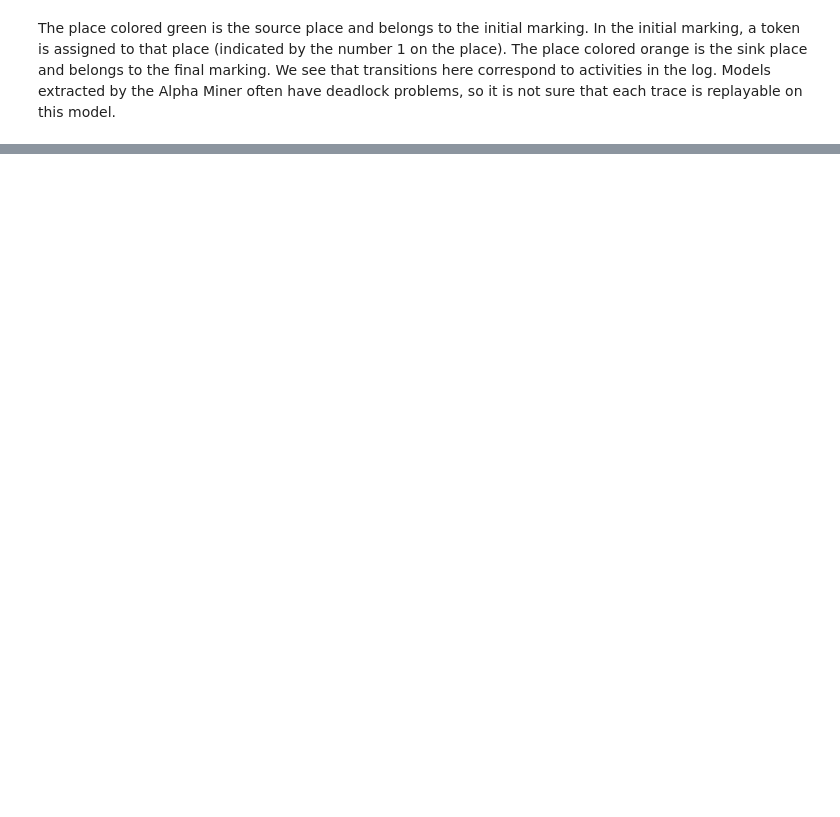
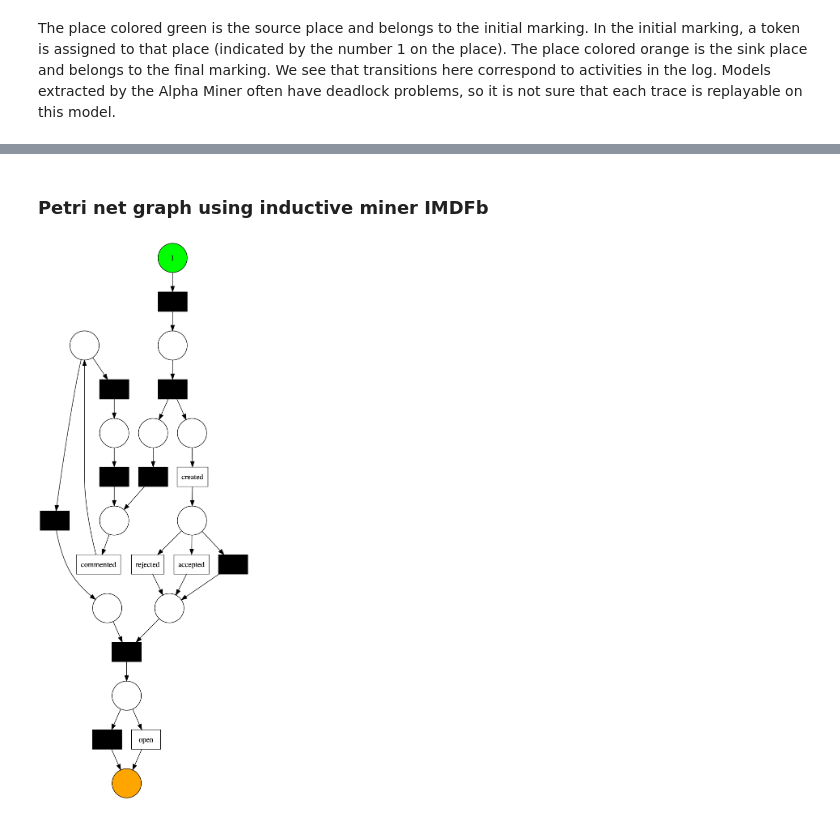
Before and after one commit to MehdiGol/pull_request_study, a Jupyter notebook: Notebooks/Process Mining.ipynb, the cells around one changed output, grey strips where cells are left out. Drawn from its saved outputs; the diff is of its cells as text; code cells hidden in the pictures; blank space fills up the shorter version.

```diff
--- a/Notebooks/Process Mining.ipynb
+++ b/Notebooks/Process Mining.ipynb
@@ -38,0 +71,10 @@ pn_vis_factory.view(gviz)
+# %% [markdown]
+### Petri net graph using inductive miner IMDFb
+# %%
+from pm4py.algo.discovery.inductive import factory as inductive_miner
+
+net, initial_marking, final_marking = inductive_miner.apply(log)
+gviz = pn_vis_factory.apply(net, initial_marking, final_marking)
+pn_vis_factory.view(gviz)
+# %% [output]
+[figure, added]
```
Also changed, not shown: parts of 20 cells of this notebook, 1 other file.
